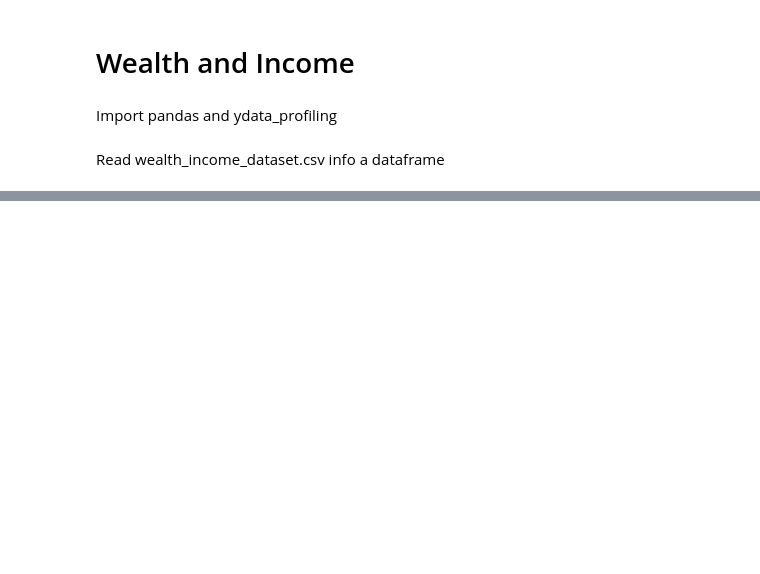
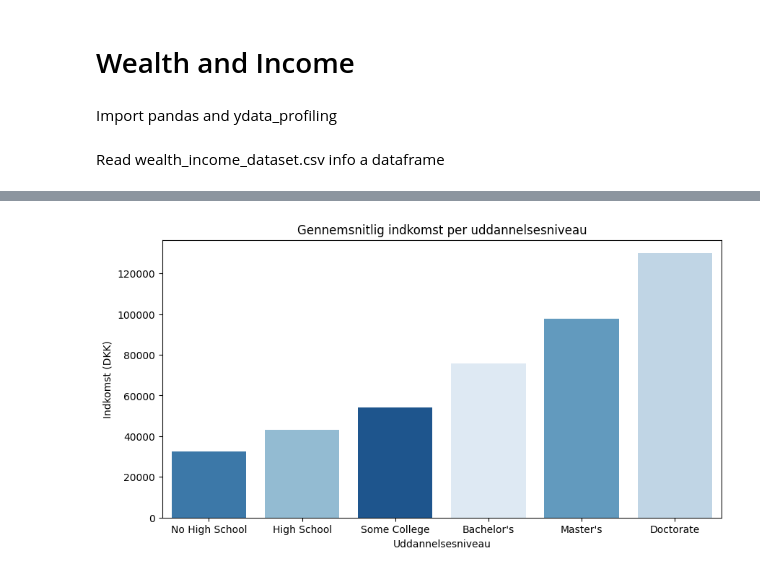
Before and after one commit to Brezzor/KEA_1.Semester_AI, a Jupyter notebook: 01._Lecture_6/wealth-income.ipynb, the cells around one changed output, grey strips where cells are left out. Cells and saved outputs as stored; diff of their text form; code cells hidden in the pictures; blank space fills up the shorter version.

Commit message:
Lavet plot over inkomst og rigdom i forhold til uddannelses niveau

```diff
--- a/01._Lecture_6/wealth-income.ipynb
+++ b/01._Lecture_6/wealth-income.ipynb
@@ -62,0 +14,4 @@ ydata_profiling.ProfileReport(df).to_file('wealth-income.html')
+# %%
+file_path = 'wealth-income/wealth_income_dataset.csv'
+data = pd.read_csv(file_path)
+data.head()
@@ -62,0 +37,9 @@ ydata_profiling.ProfileReport(df).to_file('wealth-income.html')
+# %%
+edu_stats = data.groupby("Education").agg(
+    Avg_Income=("Income", "mean"),
+    Std_Income=("Income", "std"),
+    Avg_Wealth=("Wealth", "mean"),
+    Std_Wealth=("Wealth", "std")
+).reset_index()
+
+edu_stats
@@ -62,0 +54,10 @@ ydata_profiling.ProfileReport(df).to_file('wealth-income.html')
+# %%
+plt.figure(figsize=(10,5))
+order = edu_stats.sort_values("Avg_Income")["Education"].tolist()
+sns.barplot(data=edu_stats, x="Education",y="Avg_Income", hue="Education", legend=False,palette="Blues",order=order)
+plt.title("Gennemsnitlig indkomst per uddannelsesniveau")
+plt.xlabel("Uddannelsesniveau")
+plt.ylabel("Indkomst (DKK)")
+plt.show()
+# %% [output]
+[figure, added]
```
Also changed, not shown: parts of 16 cells of this notebook.
